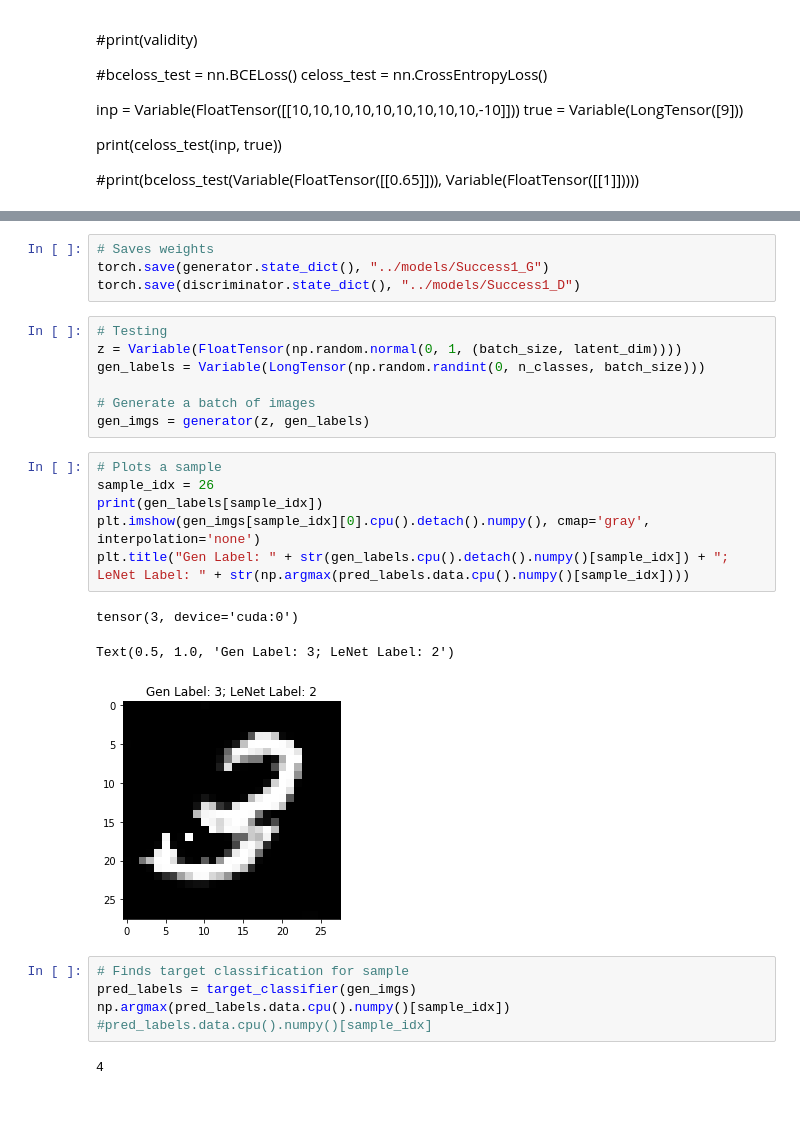
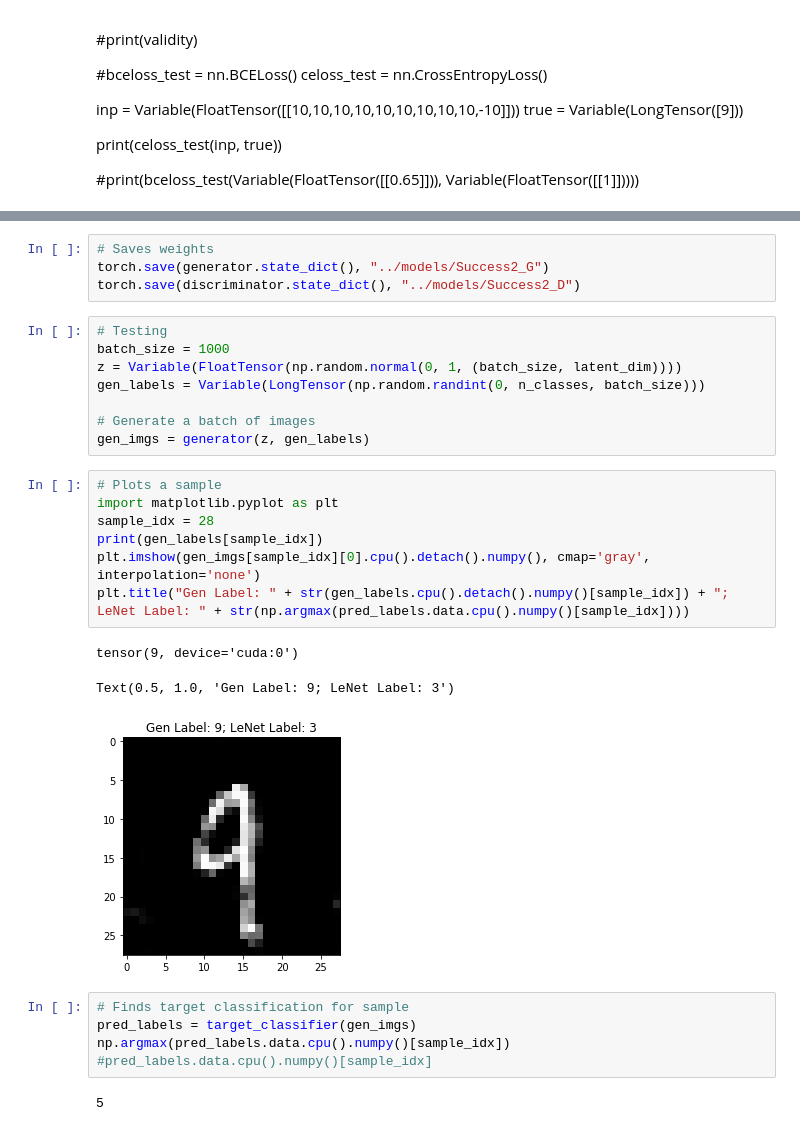
Before and after one commit to achyutreddy24/ATAC_GAN, a Jupyter notebook: notebooks/ACGAN-Adversarial-Test.ipynb, the cells around one changed output, grey strips where cells are left out. Saved outputs shown, nothing was run; the diff lists cells and outputs as text.

```diff
--- a/notebooks/ACGAN-Adversarial-Test.ipynb
+++ b/notebooks/ACGAN-Adversarial-Test.ipynb
@@ -364,9 +372,10 @@ KeyboardInterrupt:
 # %%
 # Saves weights
-torch.save(generator.state_dict(), "../models/Success1_G")
-torch.save(discriminator.state_dict(), "../models/Success1_D")
+torch.save(generator.state_dict(), "../models/Success2_G")
+torch.save(discriminator.state_dict(), "../models/Success2_D")
 # %%
 # Testing
+batch_size = 1000
 z = Variable(FloatTensor(np.random.normal(0, 1, (batch_size, latent_dim))))
 gen_labels = Variable(LongTensor(np.random.randint(0, n_classes, batch_size)))
 
@@ -374,21 +383,22 @@ gen_labels = Variable(LongTensor(np.random.randint(0, n_classes, batch_size)))
 gen_imgs = generator(z, gen_labels)
 # %%
 # Plots a sample
-sample_idx = 26
+import matplotlib.pyplot as plt
+sample_idx = 28
 print(gen_labels[sample_idx])
 plt.imshow(gen_imgs[sample_idx][0].cpu().detach().numpy(), cmap='gray', interpolation='none')
 plt.title("Gen Label: " + str(gen_labels.cpu().detach().numpy()[sample_idx]) + "; LeNet Label: " + str(np.argmax(pred_labels.data.cpu().numpy()[sample_idx])))
 # %% [output]
-tensor(3, device='cuda:0')
+tensor(9, device='cuda:0')
-Text(0.5, 1.0, 'Gen Label: 3; LeNet Label: 2')
+Text(0.5, 1.0, 'Gen Label: 9; LeNet Label: 3')
-[figure, old version]
+[figure, new version]
 # %%
 # Finds target classification for sample
 pred_labels = target_classifier(gen_imgs)
 np.argmax(pred_labels.data.cpu().numpy()[sample_idx])
 #pred_labels.data.cpu().numpy()[sample_idx]
 # %% [output]
-4
+5
 # %%
 # Finds indexes that have adversarial examples
 t_acc = np.argmax(pred_labels.data.cpu().numpy(), axis=1) == gen_labels.data.cpu().numpy()
```
Also changed, not shown: parts of 5 cells of this notebook.
